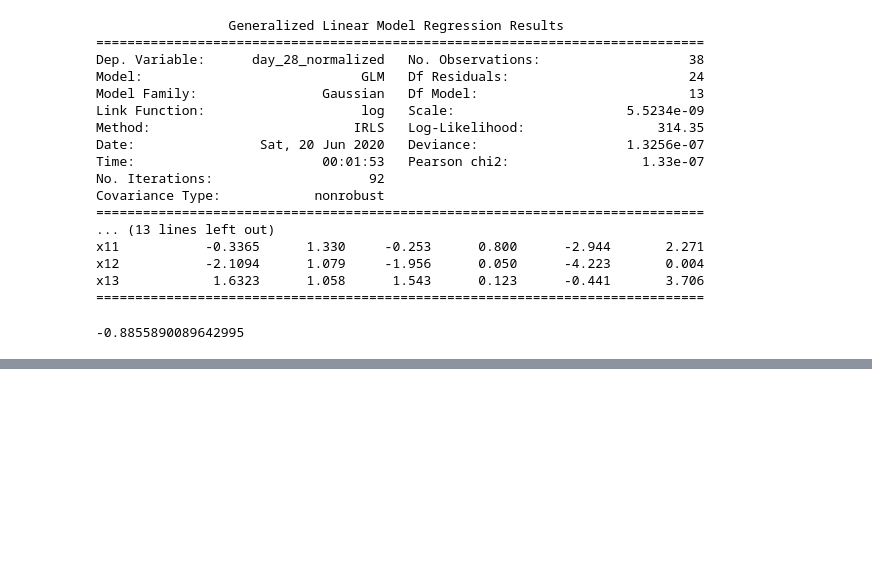
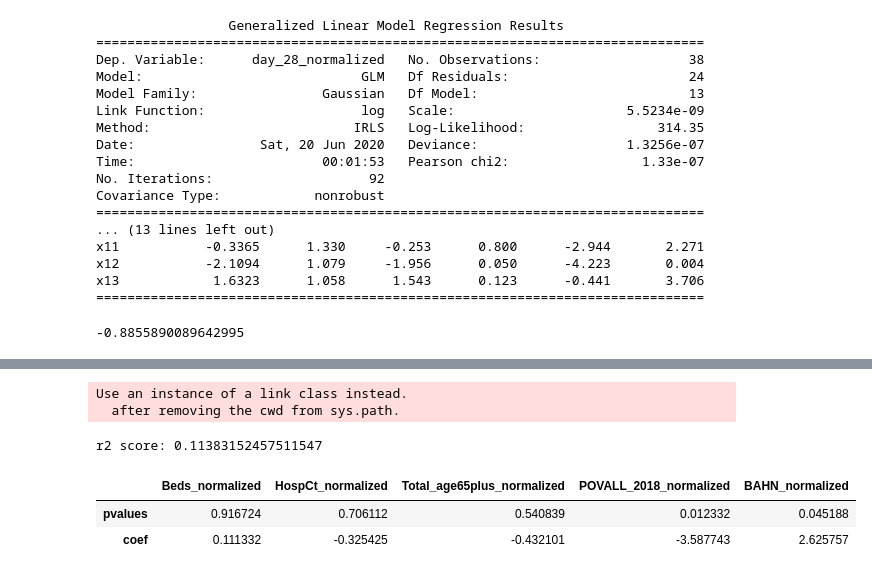
Before and after one commit to jhu-covid-optimization/covid-drivers, a Jupyter notebook: notebooks/22-rp-stratify_effect.ipynb, the cells around one changed output, grey strips where cells are left out. Saved outputs shown, nothing was run; the diff lists cells and outputs as text; code cells hidden in the pictures; blank space fills up the shorter version.

```diff
--- a/notebooks/22-rp-stratify_effect.ipynb
+++ b/notebooks/22-rp-stratify_effect.ipynb
@@ -670,0 +732,41 @@ pd.DataFrame(np.vstack((glm.pvalues[1:][None,:],glm.params[1:][None,:])), column
+# %%
+predictor_vars = [
+#     'onset_relative',# s
+#     'OD_baseline (log)',# s,
+#     'OD_at_onset_normalized',# s,
+#     'OD_at_onset (log)',
+#     'OD_2wk_before_onset_normalized',# s,
+#     'POP_ESTIMATE_2018 (log)',# s,
+    'Beds_normalized',# s,
+    'HospCt_normalized',# s,
+    'Total_age65plus_normalized',# s,
+    'POVALL_2018_normalized',# s
+    'BAHN_normalized',# s
+]
+strat_class = 0
+target_var = 'day_28_normalized'
+
+X = strat_df[strat_df['strat_class'] == strat_class][predictor_vars].copy()
+y = strat_df[strat_df['strat_class'] == strat_class][target_var].copy()
+# %%
+scaler = MinMaxScaler()
+XX = scaler.fit_transform(X)
+
+glm = sm.GLM(y, sm.add_constant(XX), family=sm.families.Gaussian(sm.families.links.log))
+glm = glm.fit()
+# %% [output]
+Use an instance of a link class instead.
+  after removing the cwd from sys.path.
+# %%
+print(f'r2 score: {r2_score(y, glm.predict(sm.add_constant(XX)))}')
+# %% [output]
+r2 score: 0.11383152457511547
+# %%
+pd.DataFrame(
+    np.vstack((glm.pvalues[1:][None,:],glm.params[1:][None,:])),
+    columns=predictor_vars
+).rename(index={0:'pvalues', 1:'coef'})
+# %% [output]
+|  | Beds_normalized | HospCt_normalized | Total_age65plus_normalized | POVALL_2018_normalized | BAHN_normalized |
+| pvalues | 0.916724 | 0.706112 | 0.540839 | 0.012332 | 0.045188 |
+| coef | 0.111332 | -0.325425 | -0.432101 | -3.587743 | 2.625757 |
```
Also changed, not shown: parts of 10 cells of this notebook, 9 other files.
